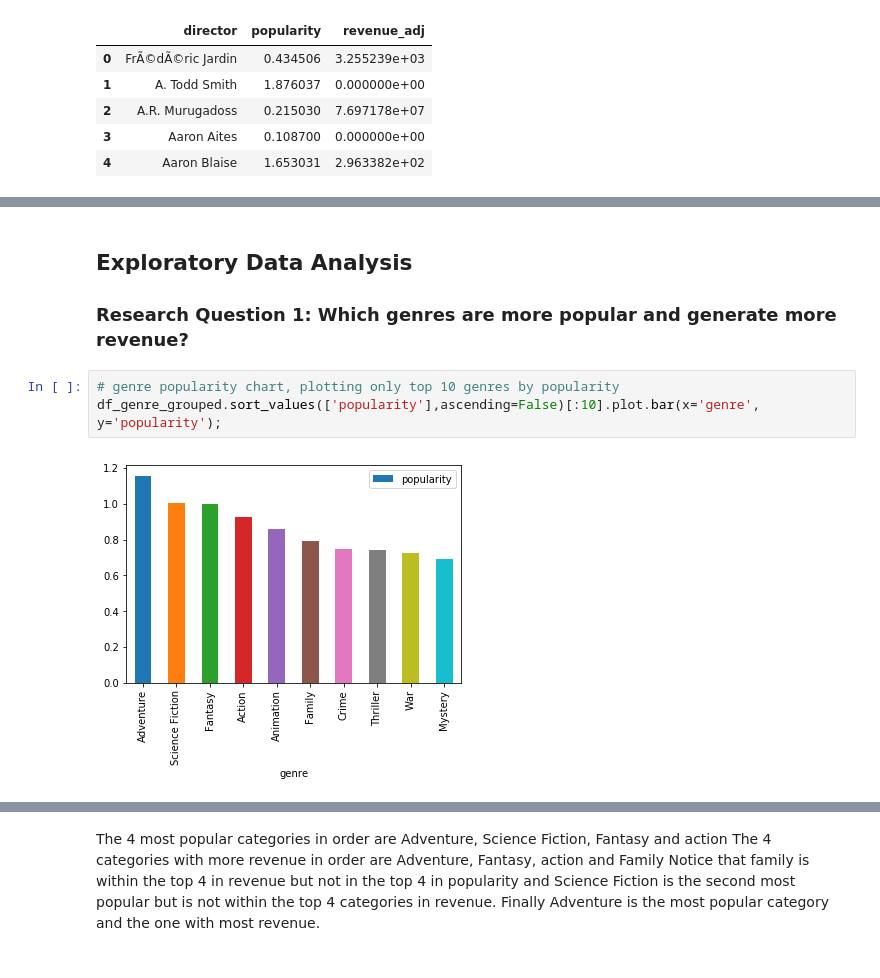
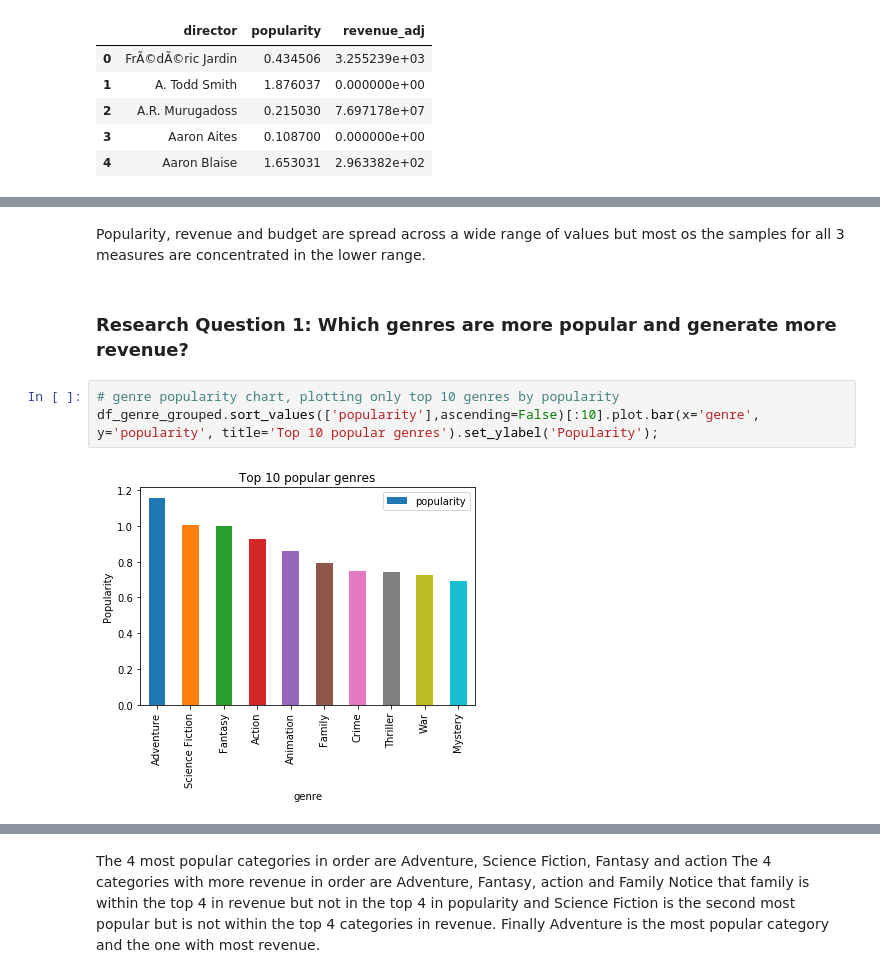
Before and after one commit to olivergarciarg/Udacity_Data_Analyst_Nano_Degree_Project_2, a Jupyter notebook: project2.ipynb, the cells around one changed output, grey strips where cells are left out. Drawn from its saved outputs; the diff is of its cells as text.

```diff
--- a/project2.ipynb
+++ b/project2.ipynb
@@ -302,12 +320,11 @@ df_director_grouped.head()
+# %% [markdown]
+Popularity, revenue and budget are spread across a wide range of values but most os the samples for all 3 measures are concentrated in the lower range.
 # %% [markdown]
-<a id='eda'></a>
-## Exploratory Data Analysis
-
 ### Research Question 1: Which genres are more popular and generate more revenue?
 # %%
 # genre popularity chart, plotting only top 10 genres by popularity
-df_genre_grouped.sort_values(['popularity'],ascending=False)[:10].plot.bar(x='genre', y='popularity');
+df_genre_grouped.sort_values(['popularity'],ascending=False)[:10].plot.bar(x='genre', y='popularity', title='Top 10 popular genres').set_ylabel('Popularity');
 # %% [output]
-[figure, old version]
+[figure, new version]
 # %%
 # genre revenue chart, plotting only top 10 genres by revenue
```
Also changed, not shown: parts of 10 cells of this notebook, 1 other file.
